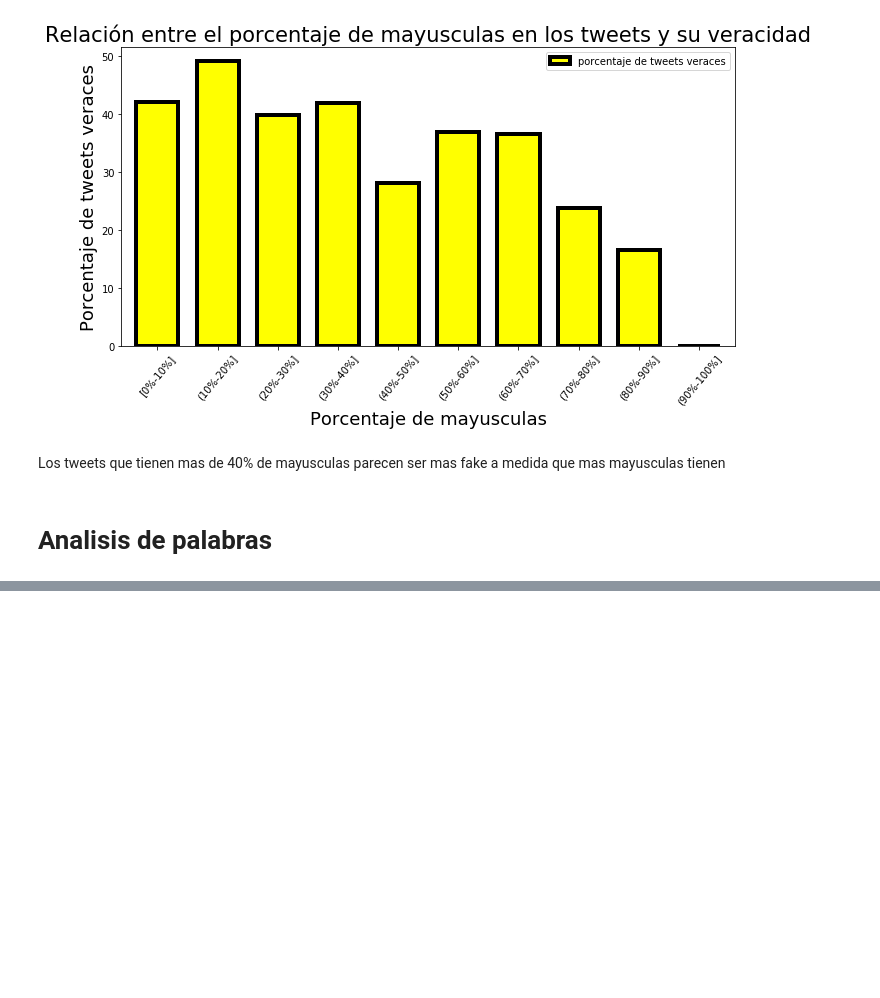
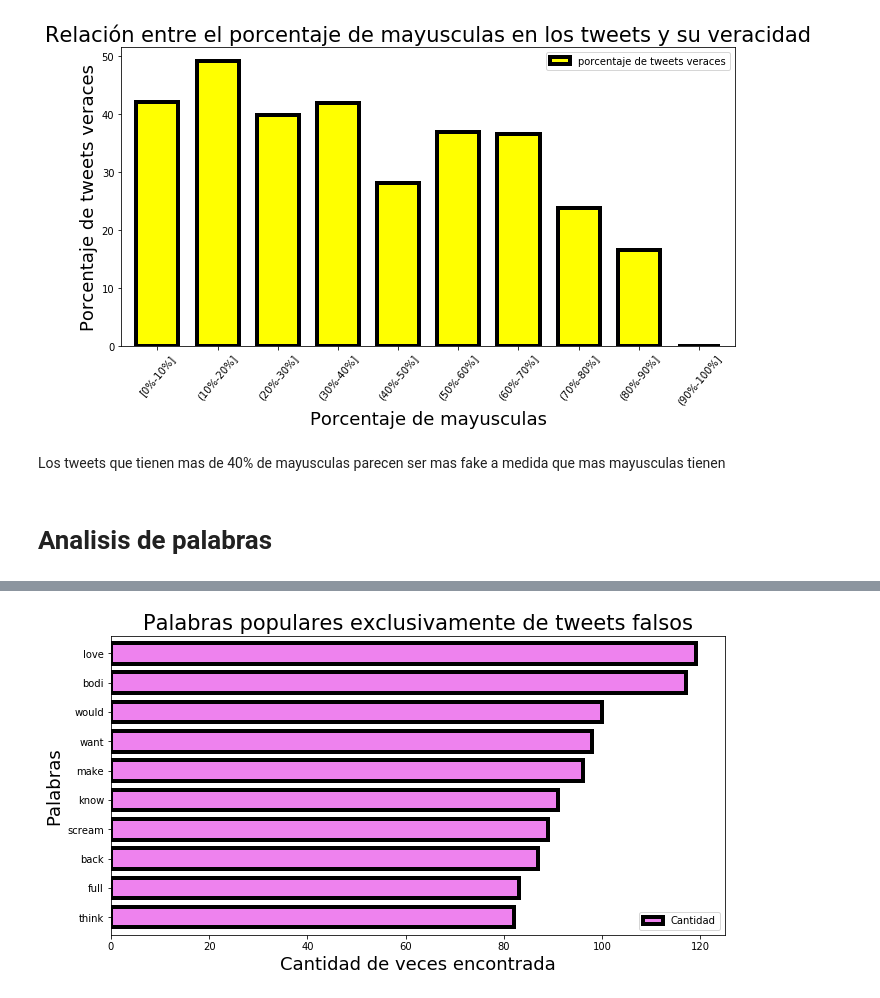
Before and after one commit to SergioCalvani/75.06-Datos-TP1-2020, a Jupyter notebook: Analisis - German.ipynb, the cells around one changed output, grey strips where cells are left out. Cells and saved outputs as stored; diff of their text form; code cells hidden in the pictures; blank space fills up the shorter version.

```diff
--- a/Analisis - German.ipynb
+++ b/Analisis - German.ipynb
@@ -268,0 +227,3 @@ palabrasComunesFalsas
+# %%
+TopPopularesExclusivamenteF = popularesExclusivamenteF.nlargest(10, 'Cantidad')
+TopPopularesExclusivamenteF.sort_values('Cantidad',inplace=True)
@@ -268,0 +250,10 @@ palabrasComunesFalsas
+# %%
+TopPopularesExclusivamenteF.plot(kind='barh', x='Palabra', y='Cantidad',width=0.7, figsize=(11,5.5),\
+                 color='violet',edgecolor='black', linewidth=4)
+g=plt.gca()
+g.set_title("Palabras populares exclusivamente de tweets falsos",\
+fontsize=21);
+g.set_xlabel("Cantidad de veces encontrada", fontsize=18);
+g.set_ylabel("Palabras", fontsize=18);
+# %% [output]
+[figure, added]
```
Also changed, not shown: parts of 10 cells of this notebook.
